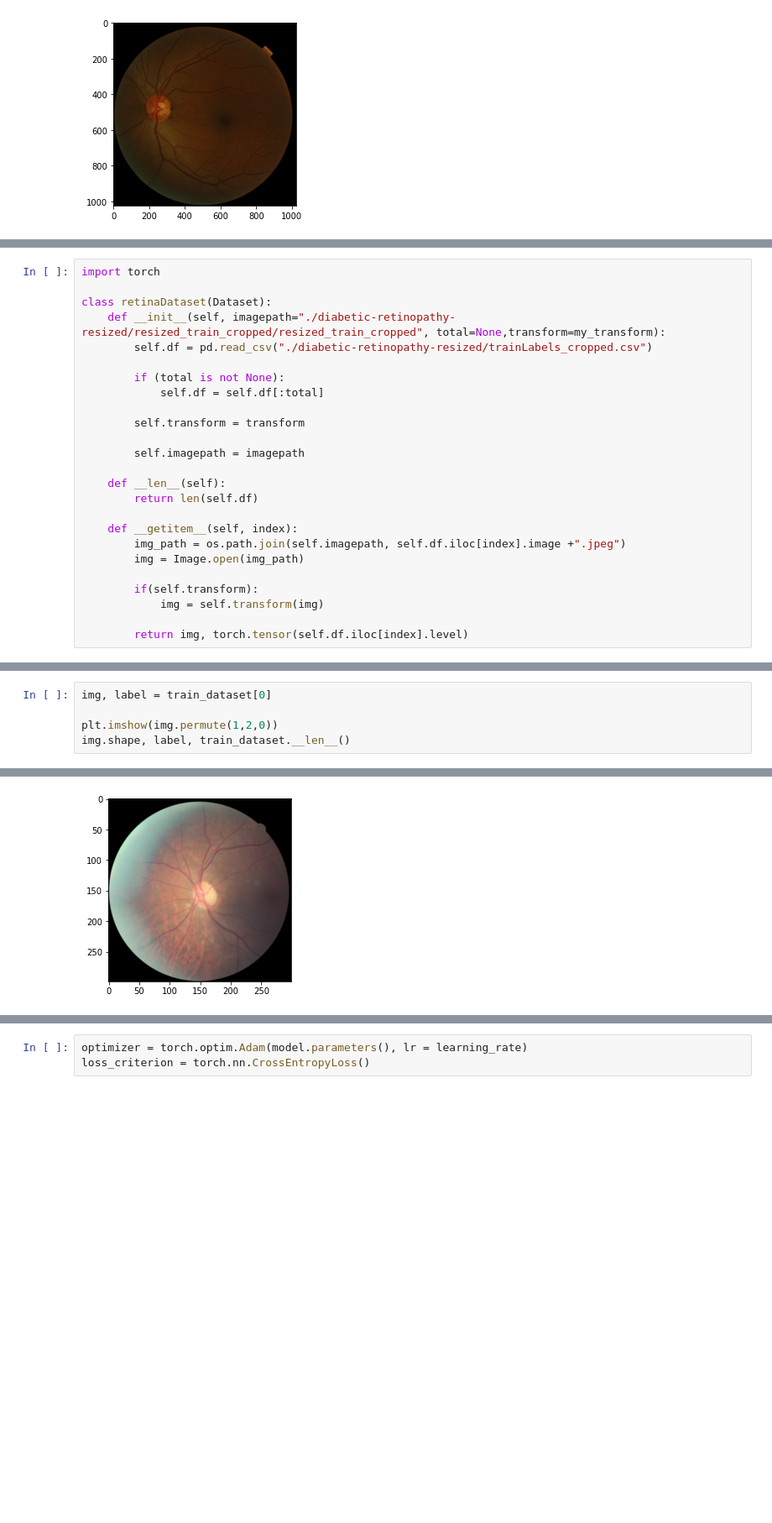
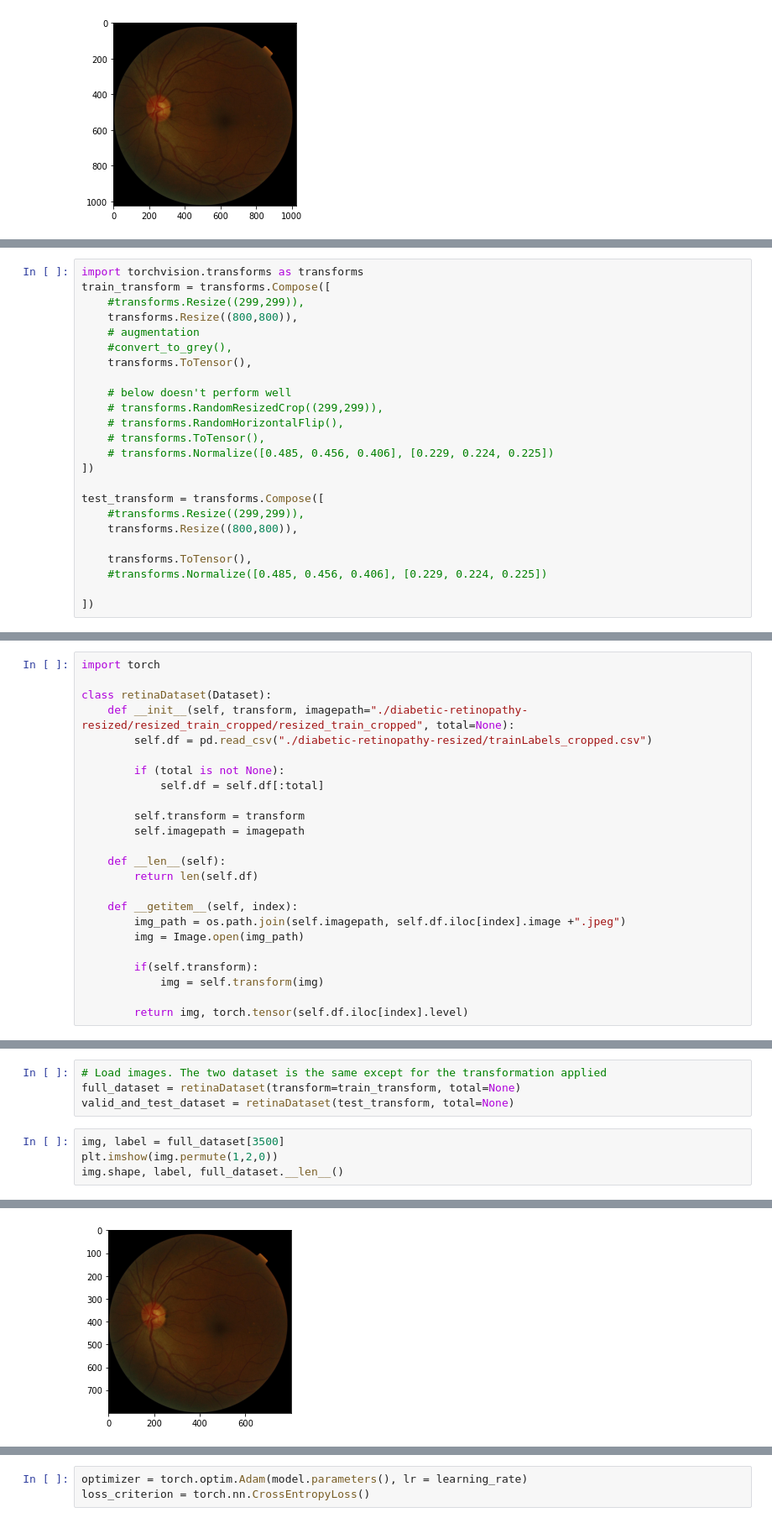
Before and after one commit to whsair/Fall-2021-CS543-ECE549-Final-Project-Grading-of-Diabetic-Retinopathy-Severity-Level, a Jupyter notebook: inception_v3.ipynb, the cells around one changed output, grey strips where cells are left out. Shown at 84% size. Drawn from its saved outputs; the diff is of its cells as text; blank space fills up the shorter version.

```diff
--- a/inception_v3.ipynb
+++ b/inception_v3.ipynb
@@ -94,0 +112,24 @@ my_transform = transforms.Compose([
+# %%
+import torchvision.transforms as transforms
+train_transform = transforms.Compose([
+    #transforms.Resize((299,299)),
+    transforms.Resize((800,800)),
+    # augmentation
+    #convert_to_grey(),
+    transforms.ToTensor(),
+
+    # below doesn't perform well
+    # transforms.RandomResizedCrop((299,299)),
+    # transforms.RandomHorizontalFlip(),
+    # transforms.ToTensor(),
+    # transforms.Normalize([0.485, 0.456, 0.406], [0.229, 0.224, 0.225])
+])
+
+test_transform = transforms.Compose([
+    #transforms.Resize((299,299)),
+    transforms.Resize((800,800)),
+
+    transforms.ToTensor(),
+    #transforms.Normalize([0.485, 0.456, 0.406], [0.229, 0.224, 0.225])
+
+])
@@ -96,14 +143,13 @@ my_transform = transforms.Compose([
 import torch
 
 class retinaDataset(Dataset):
-    def __init__(self, imagepath="./diabetic-retinopathy-resized/resized_train_cropped/resized_train_cropped", total=None,transform=my_transform):
+    def __init__(self, transform, imagepath="./diabetic-retinopathy-resized/resized_train_cropped/resized_train_cropped", total=None):
         self.df = pd.read_csv("./diabetic-retinopathy-resized/trainLabels_cropped.csv")
 
         if (total is not None):
             self.df = self.df[:total]
 
         self.transform = transform
-
         self.imagepath = imagepath
 
     def __len__(self):
@@ -123,6 +166,9 @@ train_dataset = retinaDataset(total=None)
+# %%
+# Load images. The two dataset is the same except for the transformation applied
+full_dataset = retinaDataset(transform=train_transform, total=None)
+valid_and_test_dataset = retinaDataset(test_transform, total=None)
 # %%
-img, label = train_dataset[0]
-
+img, label = full_dataset[3500]
 plt.imshow(img.permute(1,2,0))
-img.shape, label, train_dataset.__len__()
+img.shape, label, full_dataset.__len__()
 # %% [output]
@@ -130,4 +176,4 @@ img.shape, label, train_dataset.__len__()
-[figure, old version]
+[figure, new version]
 # %%
 num_classes = 5
 learning_rate = 1e-4
```
Also changed, not shown: parts of 26 cells of this notebook.
